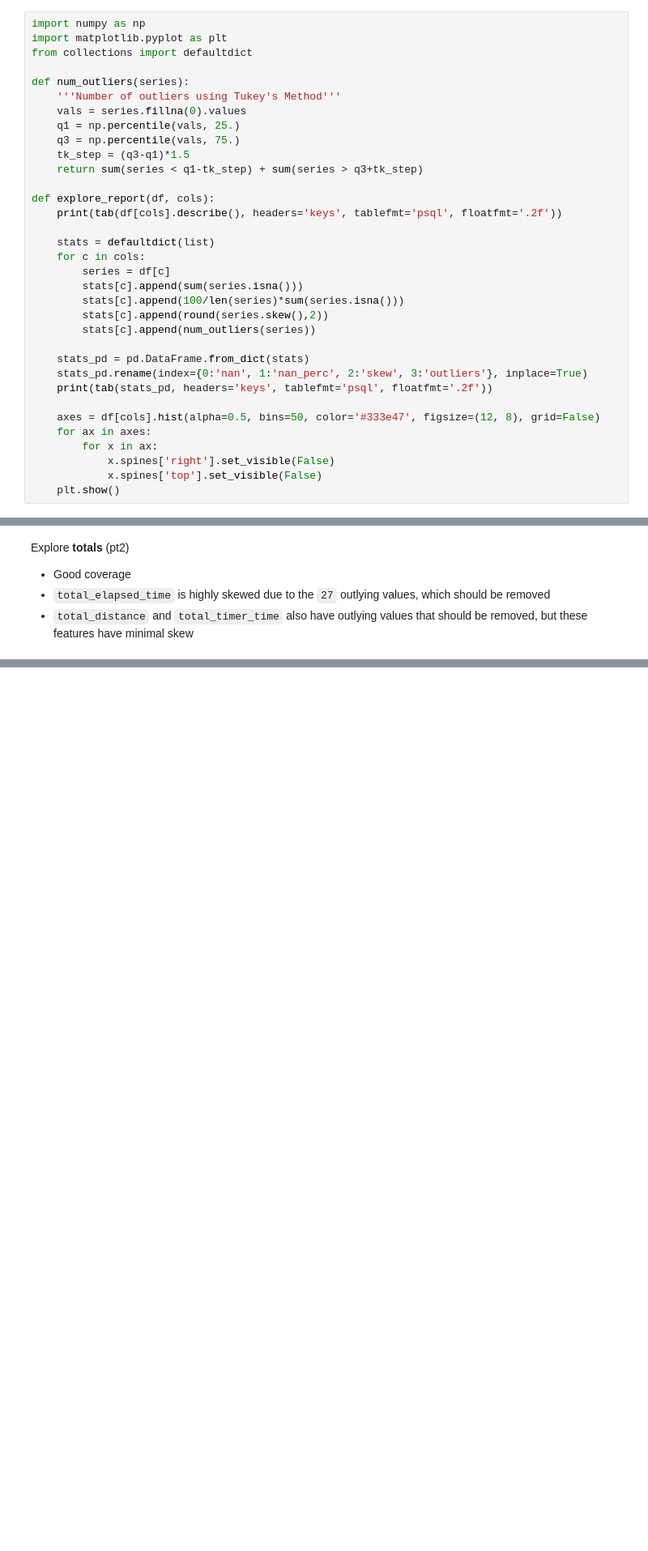
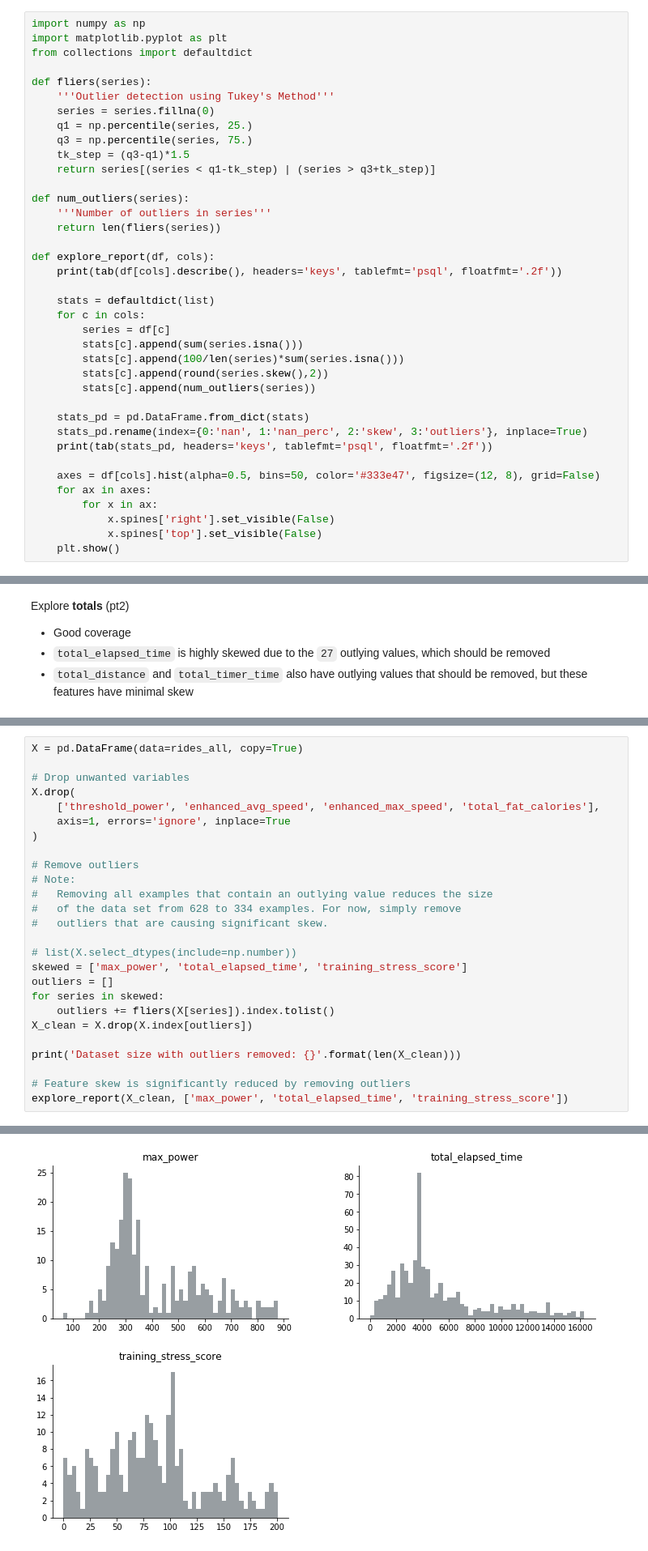
Before and after one commit to jrkinley-zz/ftp_proba, a Jupyter notebook: ftp_proba.ipynb, the cells around one changed output, grey strips where cells are left out. Shown: that part at 81% size. Cells and saved outputs as stored; diff of their text form; blank space fills up the shorter version.

Commit message:
Data exploration WIP

```diff
--- a/ftp_proba.ipynb
+++ b/ftp_proba.ipynb
@@ -32,13 +32,17 @@ import numpy as np
 import matplotlib.pyplot as plt
 from collections import defaultdict
 
+def fliers(series):
+    '''Outlier detection using Tukey's Method'''
+    series = series.fillna(0)
+    q1 = np.percentile(series, 25.)
+    q3 = np.percentile(series, 75.)
+    tk_step = (q3-q1)*1.5
+    return series[(series < q1-tk_step) | (series > q3+tk_step)]
+
 def num_outliers(series):
-    '''Number of outliers using Tukey's Method'''
-    vals = series.fillna(0).values
-    q1 = np.percentile(vals, 25.)
-    q3 = np.percentile(vals, 75.)
-    tk_step = (q3-q1)*1.5
-    return sum(series < q1-tk_step) + sum(series > q3+tk_step)
+    '''Number of outliers in series'''
+    return len(fliers(series))
 
 def explore_report(df, cols):
     print(tab(df[cols].describe(), headers='keys', tablefmt='psql', floatfmt='.2f'))
@@ -260,3 +265,30 @@ explore_report(
 | outliers |            17.00 |                27.00 |              25.00 |
 +----------+------------------+----------------------+--------------------+
 [figure]
+# %%
+X = pd.DataFrame(data=rides_all, copy=True)
+
+# Drop unwanted variables
+X.drop(
+    ['threshold_power', 'enhanced_avg_speed', 'enhanced_max_speed', 'total_fat_calories'],
+    axis=1, errors='ignore', inplace=True
+)
+
+# Remove outliers
+# Note:
+#   Removing all examples that contain an outlying value reduces the size
+#   of the data set from 628 to 334 examples. For now, simply remove
+#   outliers that are causing significant skew.
+
+# list(X.select_dtypes(include=np.number))
+skewed = ['max_power', 'total_elapsed_time', 'training_stress_score']
+outliers = []
+for series in skewed:
+    outliers += fliers(X[series]).index.tolist()
+X_clean = X.drop(X.index[outliers])
+
+print('Dataset size with outliers removed: {}'.format(len(X_clean)))
+
+# Feature skew is significantly reduced by removing outliers
+explore_report(X_clean, ['max_power', 'total_elapsed_time', 'training_stress_score'])
+# %% [output]
@@ -262,0 +315 @@ explore_report(
+[figure, added]
```
Also changed, not shown: parts of 7 cells of this notebook, 1 other file.
